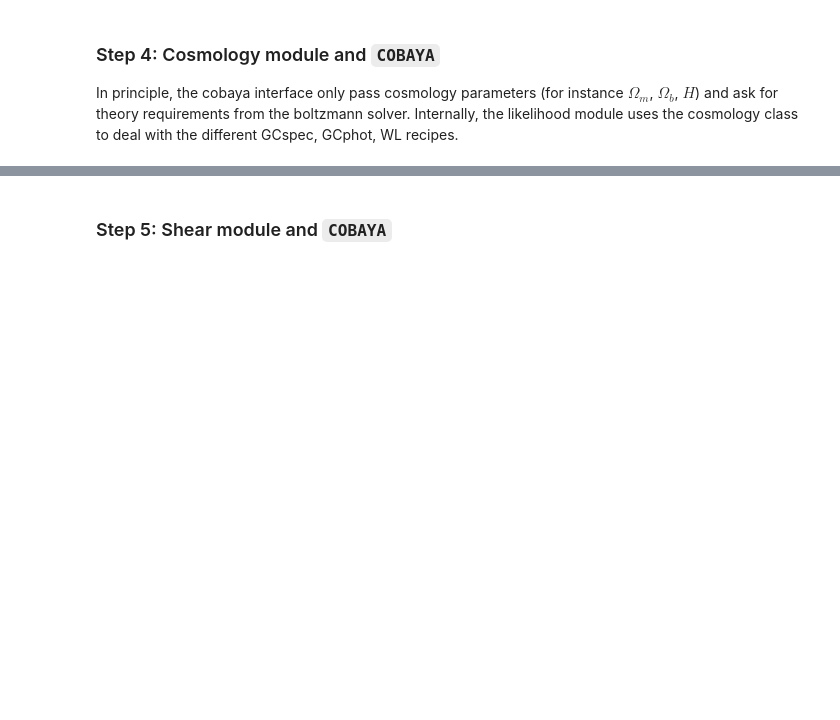
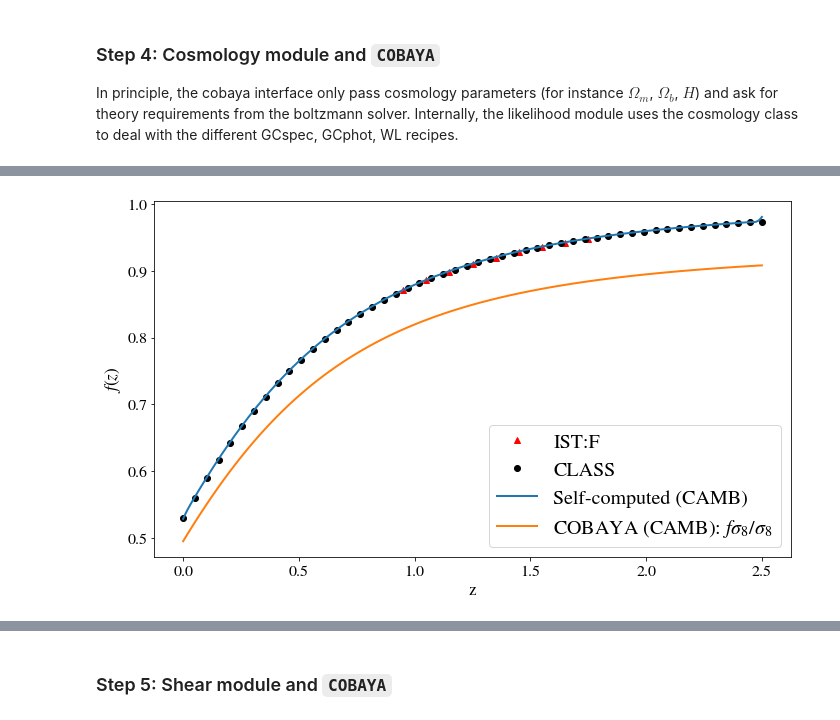
Before and after one commit to cloe-org/CLOE, a Jupyter notebook: likelihood_test.ipynb, the cells around one changed output, grey strips where cells are left out. Cells and saved outputs as stored; diff of their text form; code cells hidden in the pictures; blank space fills up the shorter version.

```diff
--- a/likelihood_test.ipynb
+++ b/likelihood_test.ipynb
@@ -145,0 +272,14 @@ print('f(z, 0.002) =', f)
+# %%
+# Growth rate
+plt.figure(figsize=(10,6))
+plt.plot(data_ist[:, 0], data_ist[:, 1], 'r^', label="IST:F" )
+for i, zs in enumerate(np.linspace(0, 2.5, 50)):
+    plt.plot(zs, cosmo_class.scale_independent_growth_factor_f(zs), 'o',
+             color='k', label="CLASS" if i == 0 else "")
+plt.plot(np.linspace(0, 2.5, 500), f(np.linspace(0, 2.5, 500)), label="Self-computed (CAMB)")
+plt.plot(z, theory_dic['fsigma8']/theory_dic['sigma_8'], label=r"COBAYA (CAMB): $f\sigma_8/\sigma_8$")
+plt.xlabel("z")
+plt.ylabel(r"$f(z)$")
+plt.legend();
+# %% [output]
+[figure, added]
```
Also changed, not shown: parts of 35 cells of this notebook, 7 other files.
